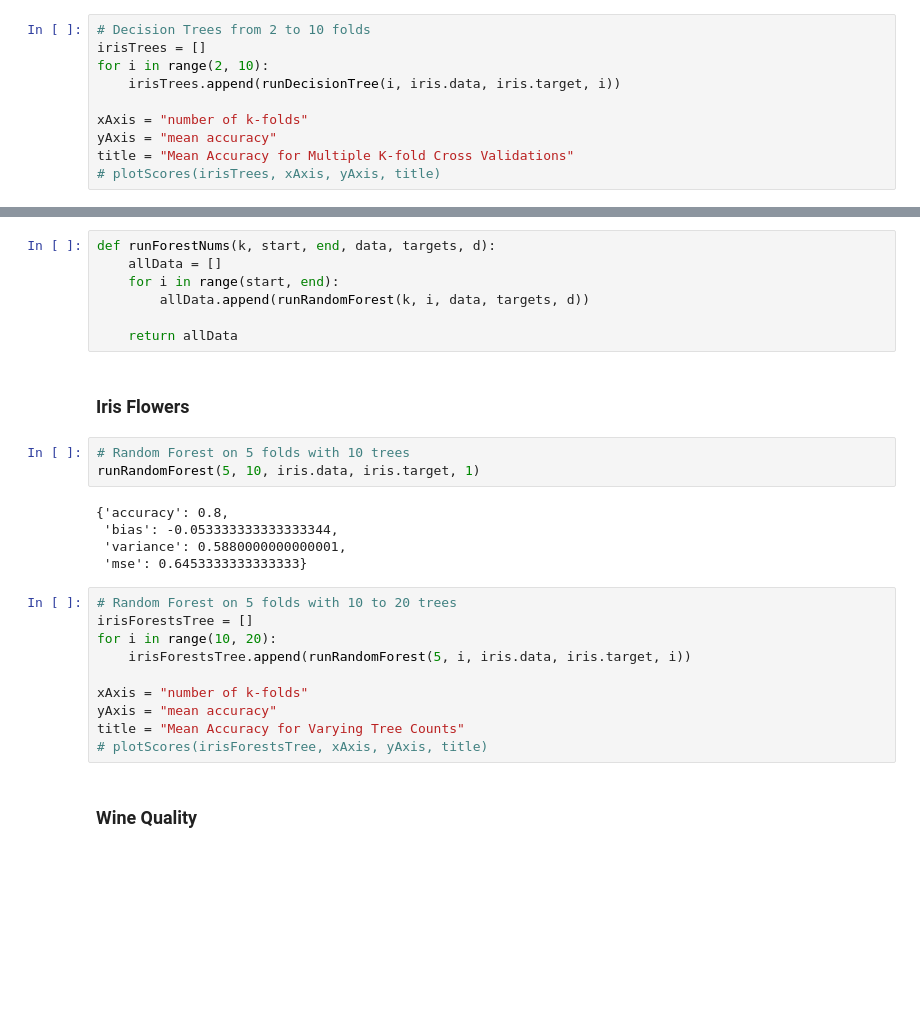
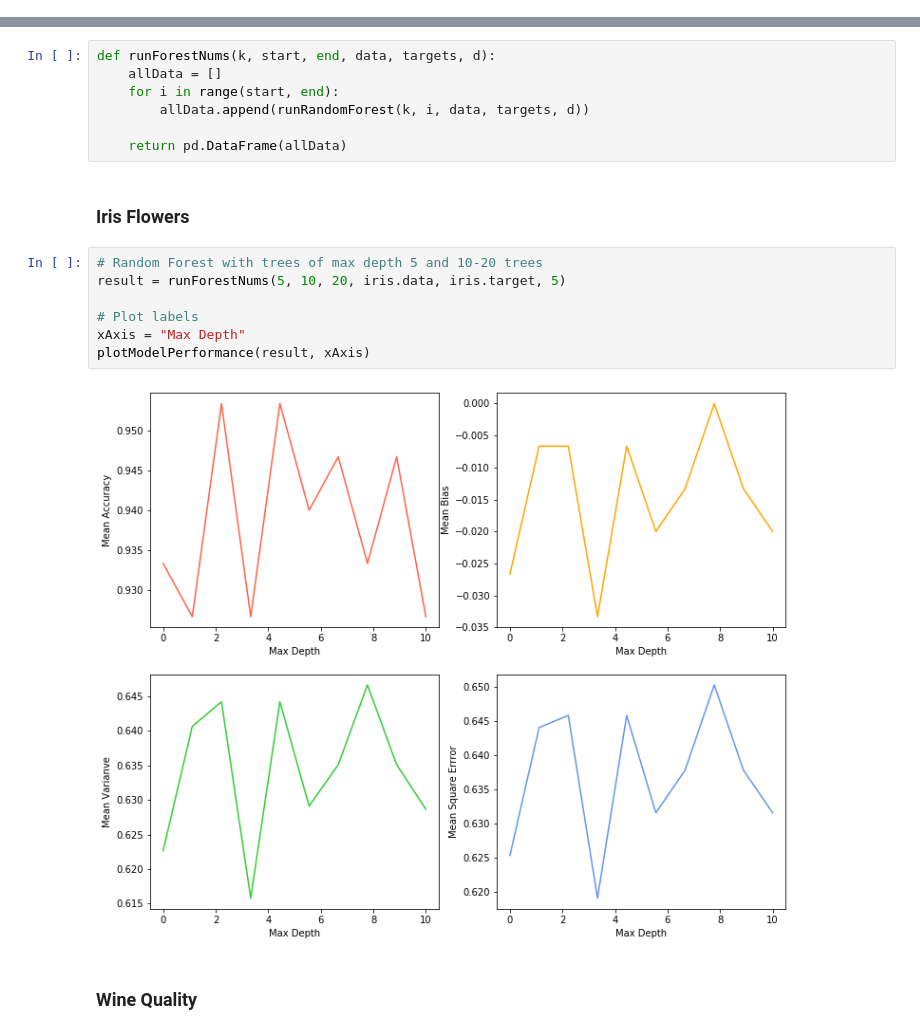
Before and after one commit to LuluKangaroo/ML_Studies, a Jupyter notebook: Model_and_Validation_Analysis.ipynb, the cells around one changed output, grey strips where cells are left out. Cells and saved outputs as stored; diff of their text form; blank space fills up the shorter version.

```diff
--- a/Model_and_Validation_Analysis.ipynb
+++ b/Model_and_Validation_Analysis.ipynb
@@ -157,10 +187,0 @@ runDecisionTree(5, iris.data, iris.target, 3)
-# %%
-# Decision Trees from 2 to 10 folds
-irisTrees = []
-for i in range(2, 10):
-    irisTrees.append(runDecisionTree(i, iris.data, iris.target, i))
-
-xAxis = "number of k-folds"
-yAxis = "mean accuracy"
-title = "Mean Accuracy for Multiple K-fold Cross Validations"
-# plotScores(irisTrees, xAxis, yAxis, title)
@@ -232,27 +253,18 @@ def runForestNums(k, start, end, data, targets, d):
     for i in range(start, end):
         allData.append(runRandomForest(k, i, data, targets, d))
 
-    return allData
+    return pd.DataFrame(allData)
 # %% [markdown]
 <h3>Iris Flowers</h3>
 # %%
-# Random Forest on 5 folds with 10 trees
-runRandomForest(5, 10, iris.data, iris.target, 1)
+# Random Forest with trees of max depth 5 and 10-20 trees
+result = runForestNums(5, 10, 20, iris.data, iris.target, 5)
+
+# Plot labels
+xAxis = "Max Depth"
+plotModelPerformance(result, xAxis)
 # %% [output]
-{'accuracy': 0.8,
- 'bias': -0.053333333333333344,
- 'variance': 0.5880000000000001,
- 'mse': 0.6453333333333333}
+[figure, added]
-# %%
-# Random Forest on 5 folds with 10 to 20 trees
-irisForestsTree = []
-for i in range(10, 20):
-    irisForestsTree.append(runRandomForest(5, i, iris.data, iris.target, i))
-
-xAxis = "number of k-folds"
-yAxis = "mean accuracy"
-title = "Mean Accuracy for Varying Tree Counts"
-# plotScores(irisForestsTree, xAxis, yAxis, title)
 # %% [markdown]
 <h3>Wine Quality</h3>
 # %%
```
Also changed, not shown: parts of 10 cells of this notebook, 1 other file.
